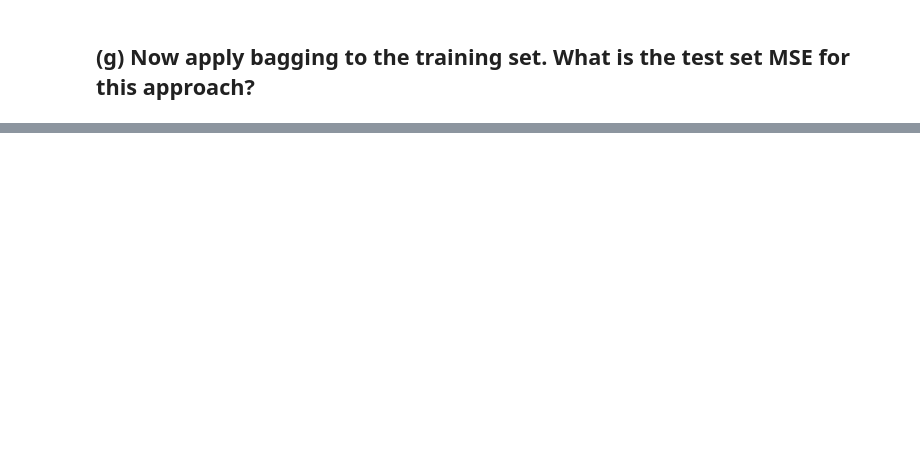
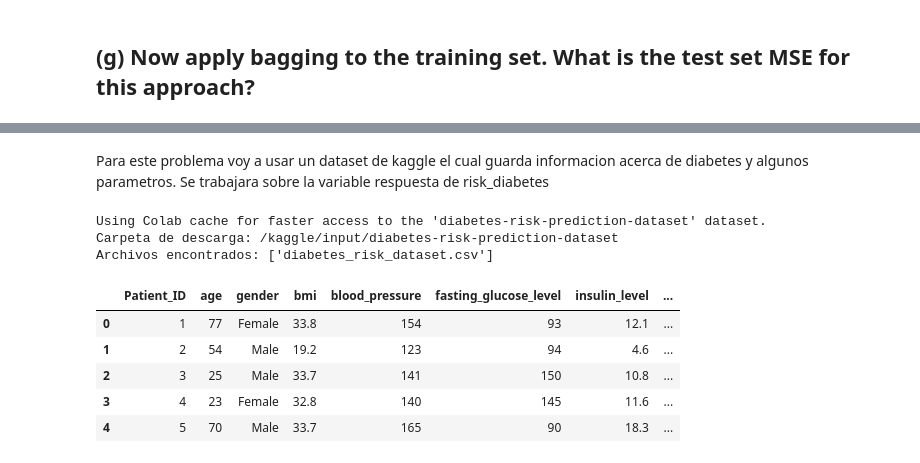
Before and after one commit to chuancao26/islp, a Jupyter notebook: exercices_Trees.ipynb, the cells around one changed output, grey strips where cells are left out. Cells and saved outputs as stored; diff of their text form; code cells hidden in the pictures; blank space fills up the shorter version.

```diff
--- a/exercices_Trees.ipynb
+++ b/exercices_Trees.ipynb
@@ -932,0 +1102,31 @@ np.float64(0.24084972486767225)
+# %% [markdown]
+Para este problema voy a usar un dataset de kaggle el cual guarda informacion acerca de diabetes y algunos parametros. Se trabajara sobre la variable respuesta de risk_diabetes
+# %%
+import kagglehub
+import pandas as pd
+import os
+
+path = kagglehub.dataset_download("vishardmehta/diabetes-risk-prediction-dataset")
+
+print("Carpeta de descarga:", path)
+
+files = os.listdir(path)
+print("Archivos encontrados:", files)
+
+csv_file = [f for f in files if f.endswith('.csv')][0]
+full_path = os.path.join(path, csv_file)
+
+diabetes = pd.read_csv(full_path)
+# %% [output]
+Using Colab cache for faster access to the 'diabetes-risk-prediction-dataset' dataset.
+Carpeta de descarga: /kaggle/input/diabetes-risk-prediction-dataset
+Archivos encontrados: ['diabetes_risk_dataset.csv']
+# %%
+diabetes.head()
+# %% [output]
+|  | Patient_ID | age | gender | bmi | blood_pressure | fasting_glucose_level | insulin_level | ... |
+| 0 | 1 | 77 | Female | 33.8 | 154 | 93 | 12.1 | ... |
+| 1 | 2 | 54 | Male | 19.2 | 123 | 94 | 4.6 | ... |
+| 2 | 3 | 25 | Male | 33.7 | 141 | 150 | 10.8 | ... |
+| 3 | 4 | 23 | Female | 32.8 | 140 | 145 | 11.6 | ... |
+| 4 | 5 | 70 | Male | 33.7 | 165 | 90 | 18.3 | ... |
```
Also changed, not shown: parts of 71 cells of this notebook.
